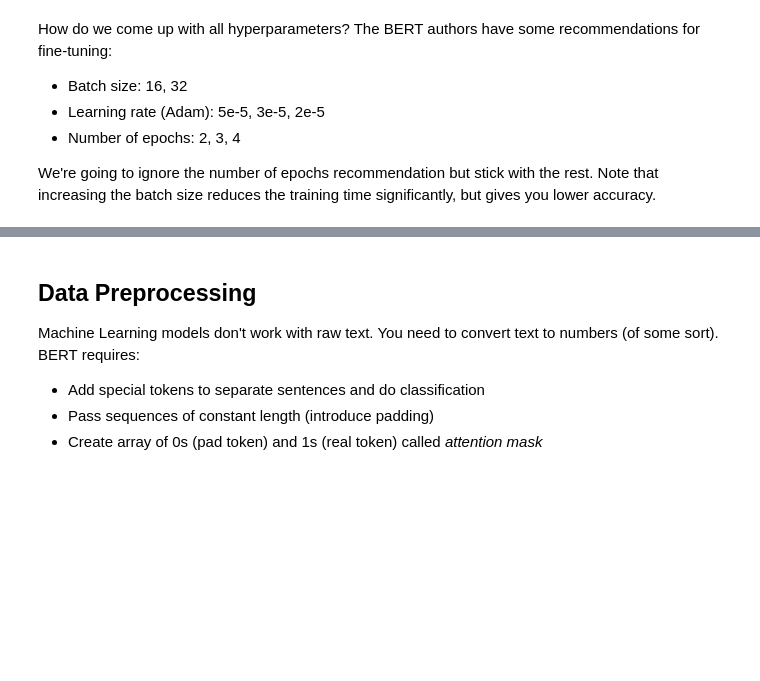
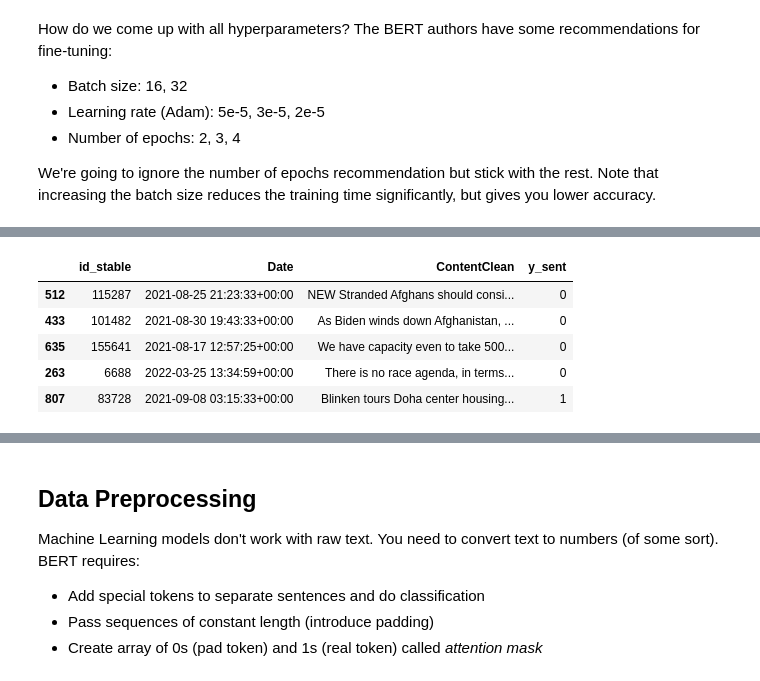
Before and after one commit to loopyQueen/RefugeeSentiment, a Jupyter notebook: nlpBert/bert.ipynb, the cells around one changed output, grey strips where cells are left out. Cells and saved outputs as stored; diff of their text form; code cells hidden in the pictures; blank space fills up the shorter version.

```diff
--- a/nlpBert/bert.ipynb
+++ b/nlpBert/bert.ipynb
@@ -117,0 +157,9 @@ df.head()
+# %%
+df_val.head()
+# %% [output]
+|  | id_stable | Date | ContentClean | y_sent |
+| 512 | 115287 | 2021-08-25 21:23:33+00:00 | NEW Stranded Afghans should consi... | 0 |
+| 433 | 101482 | 2021-08-30 19:43:33+00:00 | As Biden winds down Afghanistan, ... | 0 |
+| 635 | 155641 | 2021-08-17 12:57:25+00:00 | We have capacity even to take 500... | 0 |
+| 263 | 6688 | 2022-03-25 13:34:59+00:00 | There is no race agenda, in terms... | 0 |
+| 807 | 83728 | 2021-09-08 03:15:33+00:00 | Blinken tours Doha center housing... | 1 |
```
Also changed, not shown: parts of 41 cells of this notebook, 1 other file.
